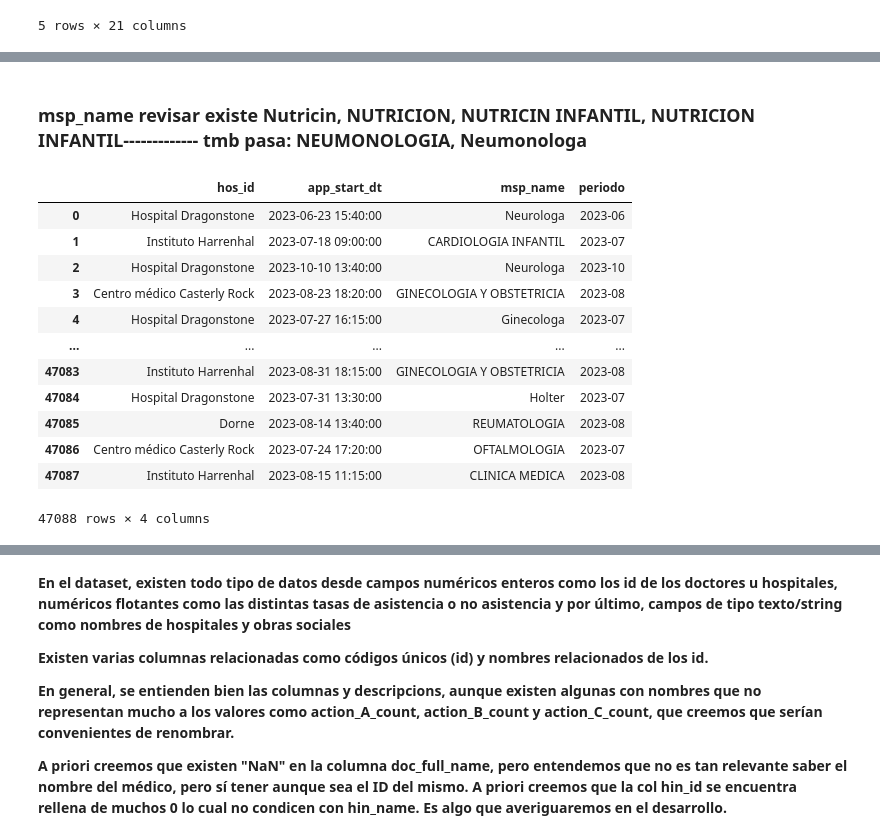
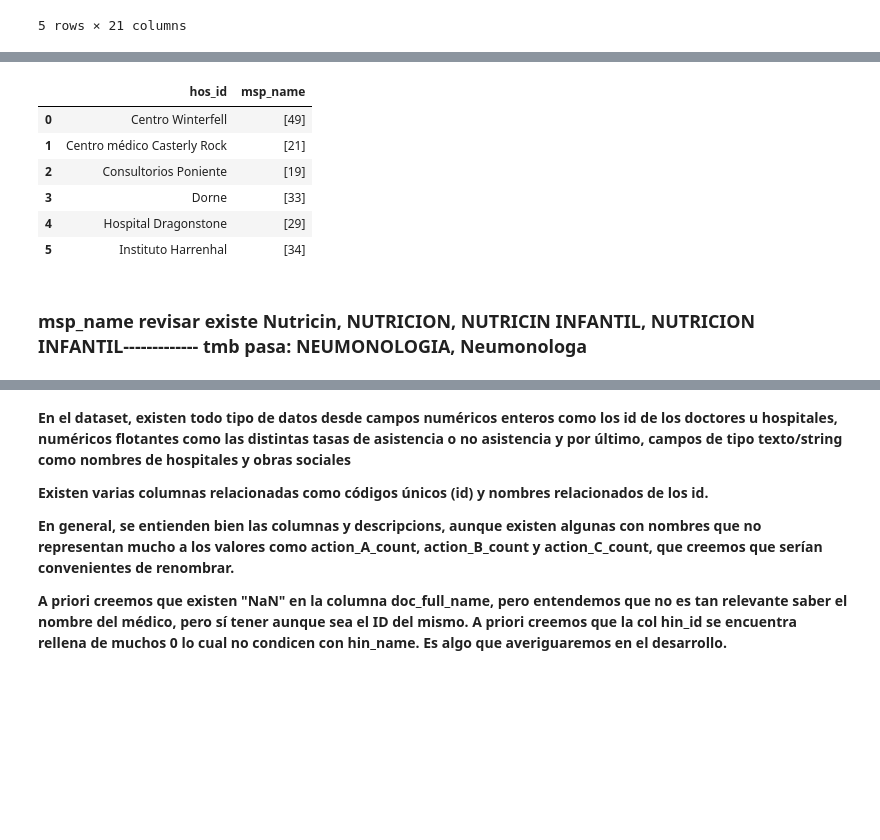
Before and after one commit to manufabregas/Dataset-Asistencia-a-turnos-m-dicos, a Jupyter notebook: Práctico_1_Análisis_y_visualización_de_datos.ipynb, the cells around one changed output, grey strips where cells are left out. Cells and saved outputs as stored; diff of their text form; code cells hidden in the pictures; blank space fills up the shorter version.

```diff
--- a/Práctico_1_Análisis_y_visualización_de_datos.ipynb
+++ b/Práctico_1_Análisis_y_visualización_de_datos.ipynb
@@ -267,25 +330,14 @@ El hospital con más heq_id es: Instituto Harrenhal con 10 heq_id.
+# %%
+#Analizaremos las especialidades de cada hospital
+espec_unicas_por_hospital = espec_unicas.groupby('hos_id')['msp_name'].unique().reset_index()
+espec_unicas_por_hospital
+# %% [output]
+|  | hos_id | msp_name |
+| 0 | Centro Winterfell | [49] |
+| 1 | Centro médico Casterly Rock | [21] |
+| 2 | Consultorios Poniente | [19] |
+| 3 | Dorne | [33] |
+| 4 | Hospital Dragonstone | [29] |
+| 5 | Instituto Harrenhal | [34] |
 # %% [markdown]
 ### **msp_name revisar existe Nutricin, NUTRICION, NUTRICIN INFANTIL, NUTRICION INFANTIL------------- tmb pasa: NEUMONOLOGIA, Neumonologa**
-# %%
-import plotly.express as px
-
-#A partir de las fechas del turno y los hospitales, analizaremos el comportamiento de los turnos a lo largo de los meses.
-
-base_turnos=df.copy()[['hos_id','app_start_dt','msp_name']]
-base_turnos['app_start_dt'] = pd.to_datetime(base_turnos['app_start_dt'])
-base_turnos['periodo'] = base_turnos['app_start_dt'].dt.to_period('M').astype(str)
-base_turnos#['msp_name'].unique()
-# %% [output]
-|  | hos_id | app_start_dt | msp_name | periodo |
-| 0 | Hospital Dragonstone | 2023-06-23 15:40:00 | Neurologa | 2023-06 |
-| 1 | Instituto Harrenhal | 2023-07-18 09:00:00 | CARDIOLOGIA INFANTIL | 2023-07 |
-| 2 | Hospital Dragonstone | 2023-10-10 13:40:00 | Neurologa | 2023-10 |
-| 3 | Centro médico Casterly Rock | 2023-08-23 18:20:00 | GINECOLOGIA Y OBSTETRICIA | 2023-08 |
-| 4 | Hospital Dragonstone | 2023-07-27 16:15:00 | Ginecologa | 2023-07 |
-| ... | ... | ... | ... | ... |
-| 47083 | Instituto Harrenhal | 2023-08-31 18:15:00 | GINECOLOGIA Y OBSTETRICIA | 2023-08 |
-| 47084 | Hospital Dragonstone | 2023-07-31 13:30:00 | Holter | 2023-07 |
-| 47085 | Dorne | 2023-08-14 13:40:00 | REUMATOLOGIA | 2023-08 |
-| 47086 | Centro médico Casterly Rock | 2023-07-24 17:20:00 | OFTALMOLOGIA | 2023-07 |
-| 47087 | Instituto Harrenhal | 2023-08-15 11:15:00 | CLINICA MEDICA | 2023-08 |
-47088 rows × 4 columns
```
Also changed, not shown: parts of 15 cells of this notebook.
